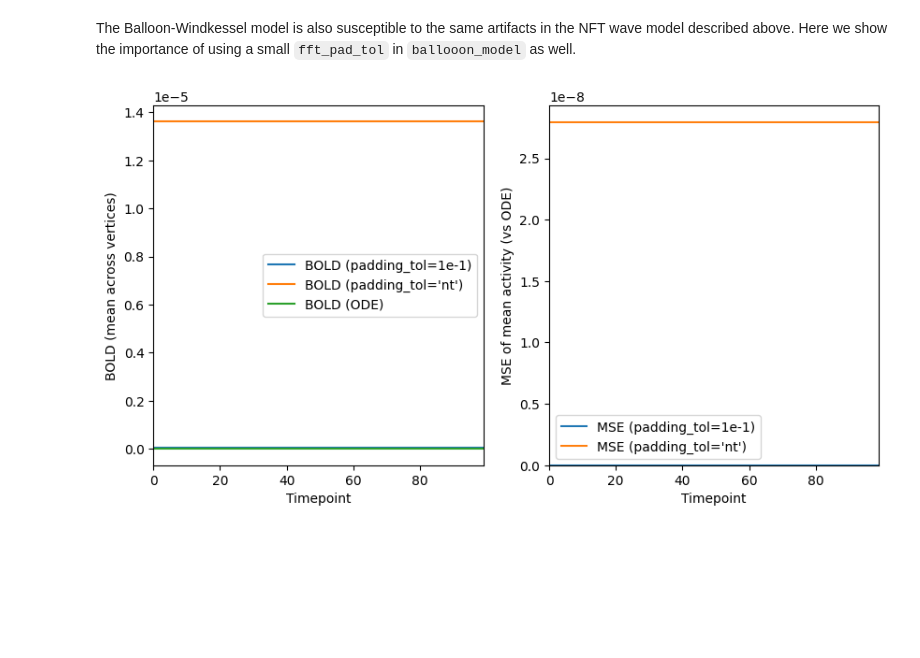
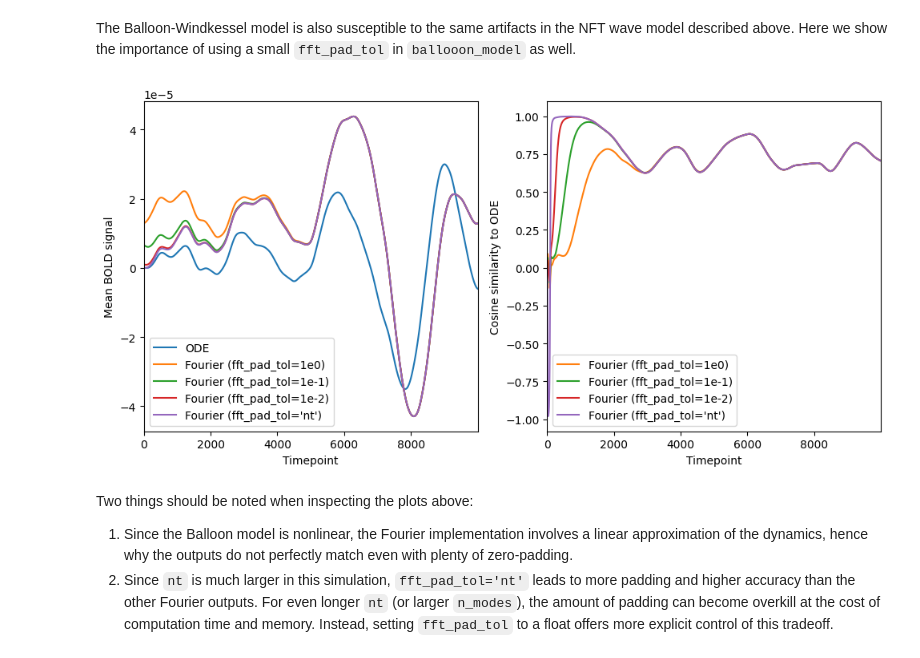
Before and after one commit to NSBLab/neuromodes, a Jupyter notebook: docs/validation/waves_fourier_padding.ipynb, the cells around one changed output. Drawn from its saved outputs; the diff is of its cells as text; code cells hidden in the pictures; blank space fills up the shorter version.

```diff
--- a/docs/validation/waves_fourier_padding.ipynb
+++ b/docs/validation/waves_fourier_padding.ipynb
@@ -195,28 +215,47 @@ The Balloon-Windkessel model is also susceptible to the same artifacts in the NF
 described above. Here we show the importance of using a small `fft_pad_tol` in `ballooon_model`
 as well.
 # %%
-bold_ode = solver.balloon_model(ode, dt=dt, method='ode')
-bold_fourier_nt = solver.balloon_model(ode, dt=dt, fft_pad_tol='nt')
-bold_fourier_1e1 = solver.balloon_model(ode, dt=dt, fft_pad_tol=1e-1)
+dt = 0.004  # just below Nyquist limit
+nt = 10000
+n_runs = 5
+ode_ts = solver.sim_nft_waves(nt=nt, dt=dt, method='ode', seed=seed)
+
+fig, axs = plt.subplots(1, 2, figsize=(10, 5))
+axs[1].set_prop_cycle(cycler('color', plt.get_cmap('tab10').colors[1:]))  # match left plot
+
+for i in range(n_runs):
+    method = 'ode' if i == 0 else 'fourier'
+    fft_pad_tol = 'nt' if i in [0, n_runs - 1] else float(10**(1-i))
+    tol_str = "'nt'" if i == n_runs - 1 else f'1e{1-i}'
+    label = 'ODE' if i == 0 else f'Fourier (fft_pad_tol={tol_str})'
+
+    bold_ts = solver.balloon_model(
+        ode_ts,
+        method=method,
+        dt=dt,
+        fft_pad_tol=fft_pad_tol,
+        n_jobs=1 if method=='ode' else -1
+        )
+
+    axs[0].plot(meanw(bold_ts, solver.mass), label=label)
+
+    if i == 0:
+        ode_bold_ts = bold_ts.copy()
+    else:
+        cos_ts = [1-cdistw(
+            bold_ts[:, j], ode_bold_ts[:, j], mass=solver.mass, metric='cosine'
+            )[0, 0] for j in range(nt)]
+        axs[1].plot(cos_ts, label=label)
+axs[0].set_xlabel('Timepoint')
+axs[0].set_ylabel('Mean BOLD signal')
+axs[0].set_xlim(0, nt-1)
+axs[0].legend()
+axs[1].set_xlabel('Timepoint')
+axs[1].set_ylabel('Cosine similarity to ODE')
+axs[1].set_xlim(0, nt-1)
+axs[1].set_ylim()
+axs[1].legend()
+plt.tight_layout()
+plt.show()
+# %% [output]
+[figure, added]
-# %%
-bold_mse_1e1 = meanw((bold_ode - bold_fourier_1e1)**2, solver.mass)
-bold_mse_nt = meanw((bold_ode - bold_fourier_nt)**2, solver.mass)
-
-fig, axs = plt.subplots(1, 2, figsize=(10, 5))
-axs[0].plot(meanw(bold_fourier_1e1, solver.mass), label='BOLD (fft_pad_tol=1e-1)')
-axs[0].plot(meanw(bold_fourier_nt, solver.mass), label="BOLD (fft_pad_tol='nt')")
-axs[0].plot(meanw(bold_ode, solver.mass), label='BOLD (ODE)')
-axs[0].set_xlabel('Timepoint')
-axs[0].set_ylabel('BOLD (mean across vertices)')
-axs[0].set_xlim(0, nt-1)
-axs[0].legend()
-axs[1].plot(bold_mse_1e1, label='MSE (fft_pad_tol=1e-1)')
-axs[1].plot(bold_mse_nt, label='MSE (fft_pad_tol=\'nt\')')
-axs[1].set_xlabel('Timepoint')
-axs[1].set_ylabel('MSE of mean activity (vs ODE)')
-axs[1].set_xlim(0, nt-1)
-axs[1].set_ylim(bottom=0)
-axs[1].legend()
-plt.show()
-# %% [output]
-[figure, removed]
@@ -226,0 +262,8 @@ plt.show()
+# %% [markdown]
+Two things should be noted when inspecting the plots above:
+1. Since the Balloon model is nonlinear, the Fourier implementation involves a linear approximation
+   of the dynamics, hence why the outputs do not perfectly match even with plenty of zero-padding.
+2. Since `nt` is much larger in this simulation, `fft_pad_tol='nt'` leads to more padding and higher
+   accuracy than the other Fourier outputs. For even longer `nt` (or larger `n_modes`), the amount
+   of padding can become overkill at the cost of computation time and memory. Instead, setting
+   `fft_pad_tol` to a float offers more explicit control of this tradeoff.
```
Also changed, not shown: parts of 9 cells of this notebook, 1 other file.
